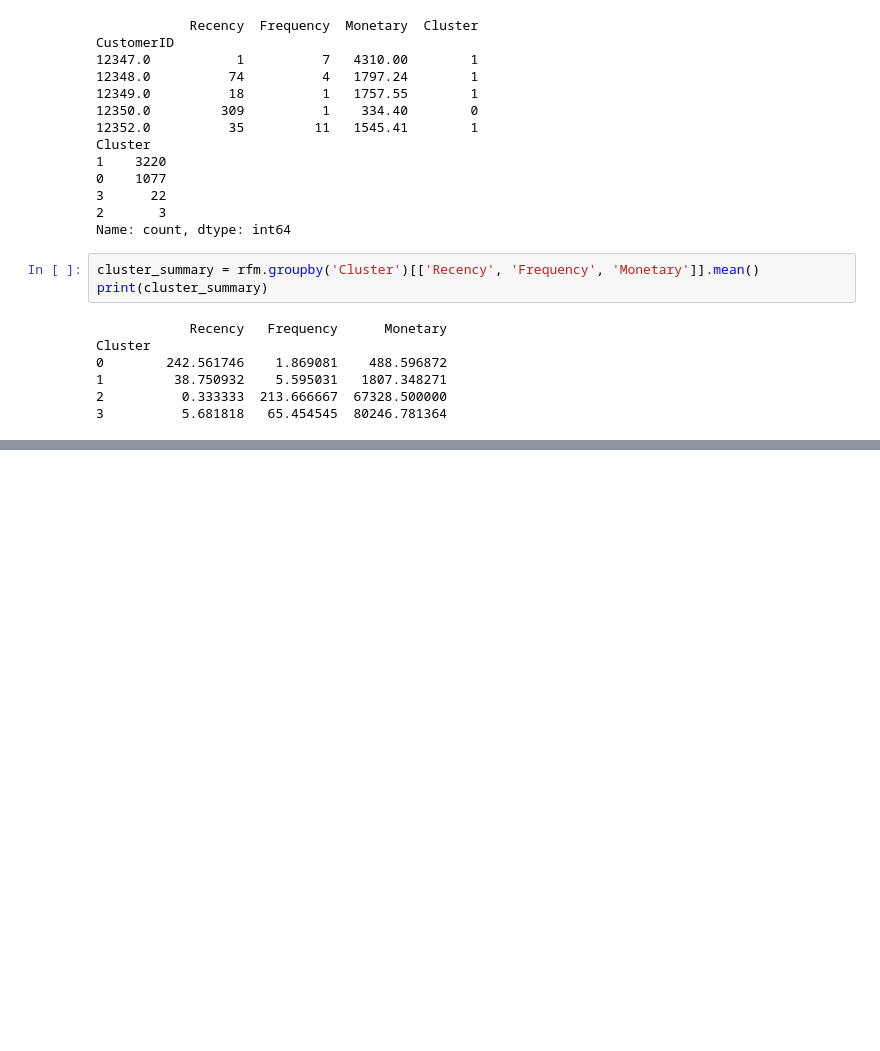
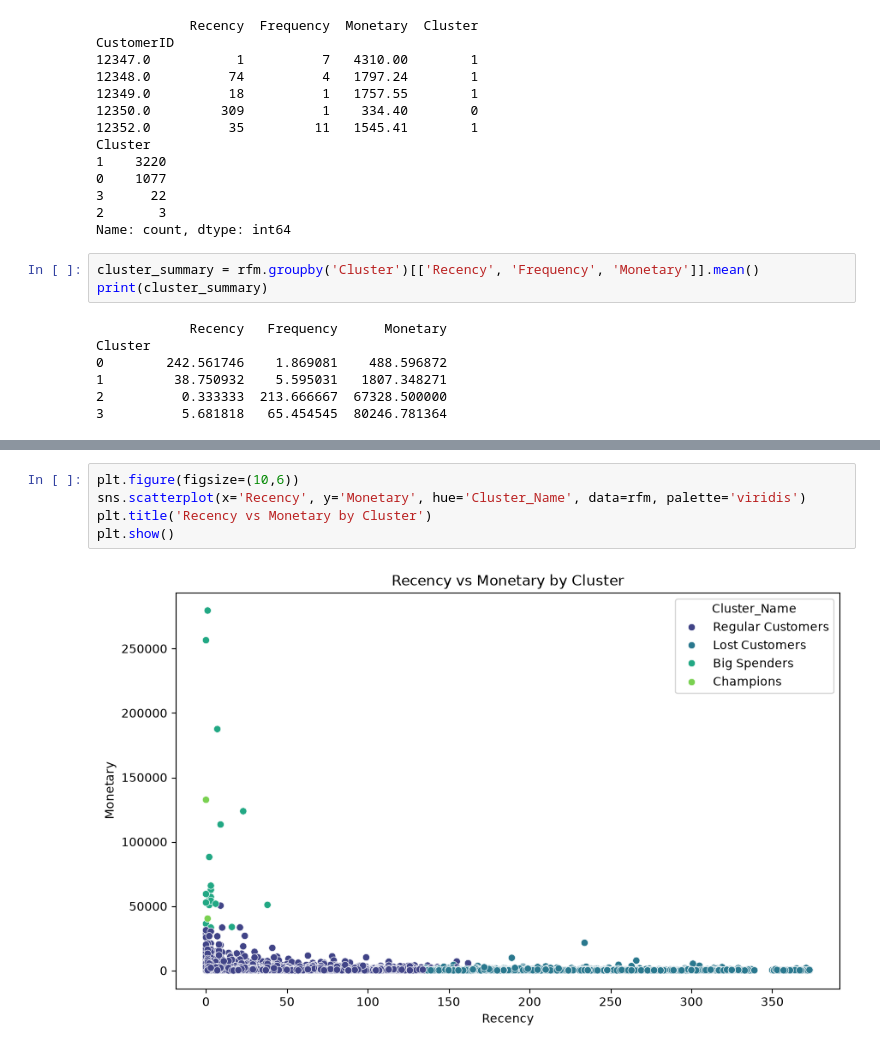
Before and after one commit to Keshav-code222/E-Commerce-Customer-Segmentation-Dashboard, a Jupyter notebook: ecom.ipynb, the cells around one changed output, grey strips where cells are left out. Saved outputs shown, nothing was run; the diff lists cells and outputs as text; blank space fills up the shorter version.

```diff
--- a/ecom.ipynb
+++ b/ecom.ipynb
@@ -301,0 +345,7 @@ Cluster
+# %%
+plt.figure(figsize=(10,6))
+sns.scatterplot(x='Recency', y='Monetary', hue='Cluster_Name', data=rfm, palette='viridis')
+plt.title('Recency vs Monetary by Cluster')
+plt.show()
+# %% [output]
+[figure, added]
```
Also changed, not shown: parts of 6 cells of this notebook.
